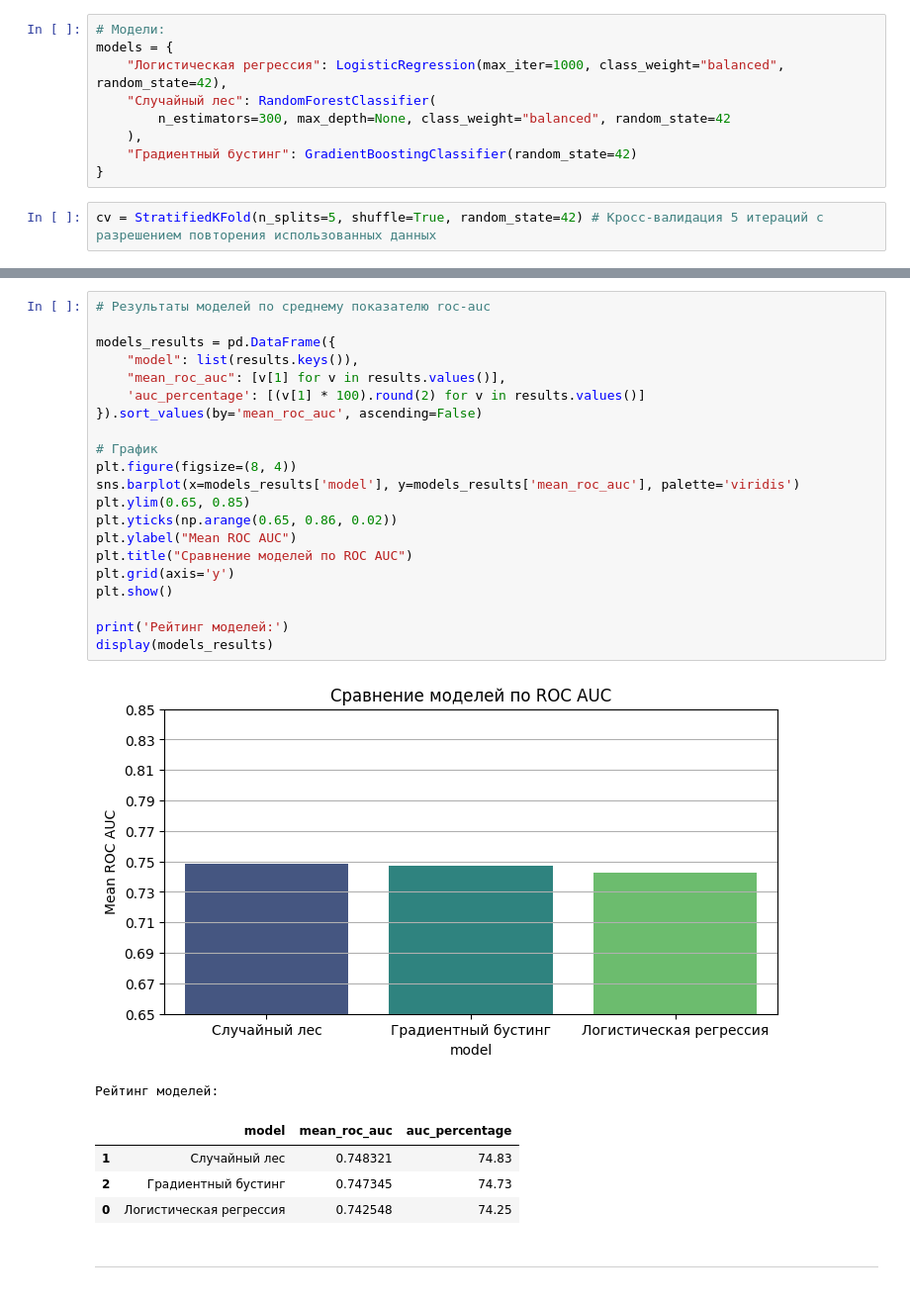
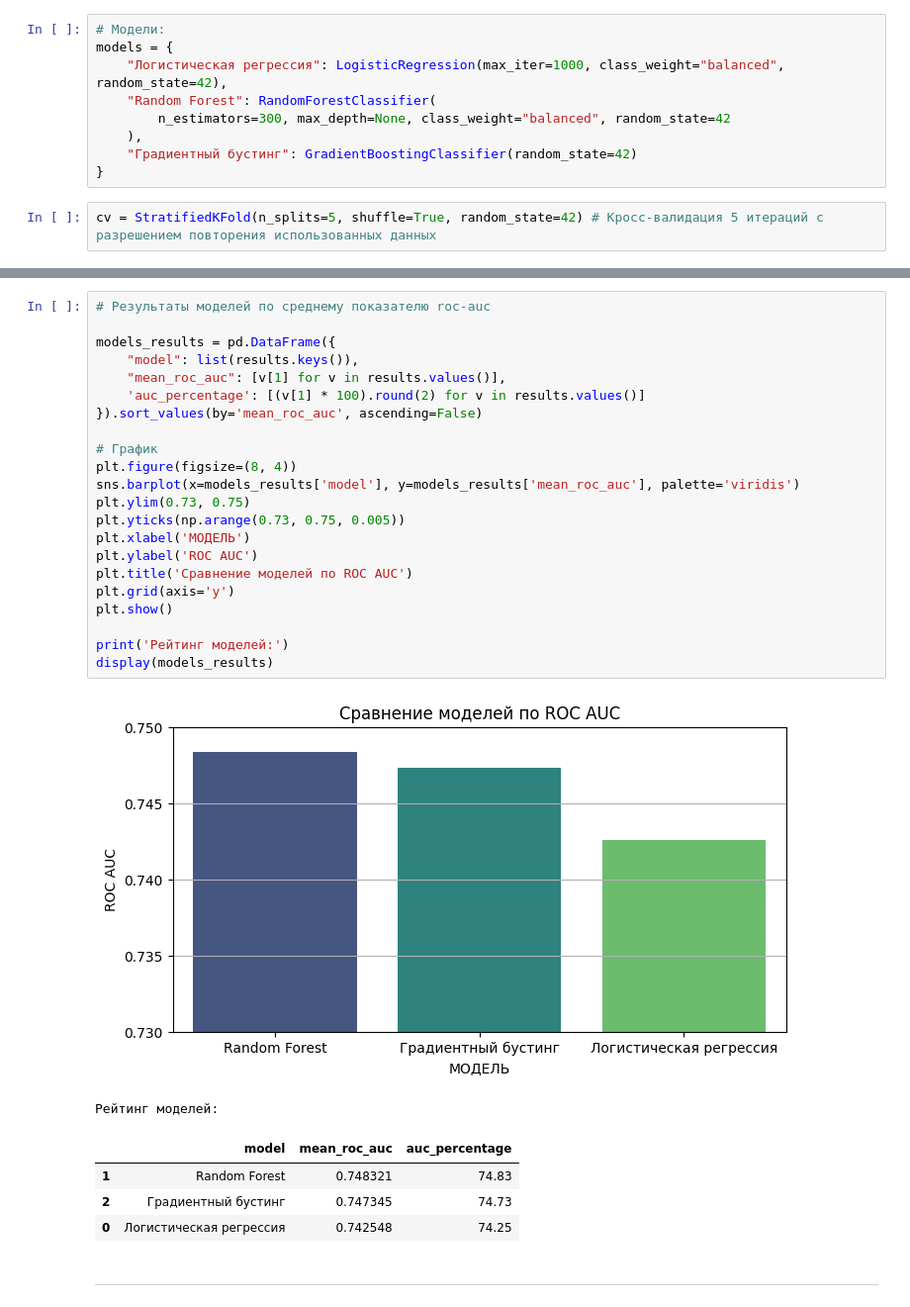
Before and after one commit to Ejtolf/german_credit_default_prediction, a Jupyter notebook: notebooks/credit-risk-model.ipynb, the cells around one changed output, grey strips where cells are left out. Shown: that part at 99% size. Drawn from its saved outputs; the diff is of its cells as text.

Commit message:
FIGURES & PDF has been updated.

```diff
--- a/notebooks/credit-risk-model.ipynb
+++ b/notebooks/credit-risk-model.ipynb
@@ -513,7 +518,7 @@ from sklearn.metrics import roc_auc_score
 # Модели:
 models = {
     "Логистическая регрессия": LogisticRegression(max_iter=1000, class_weight="balanced", random_state=42),
-    "Случайный лес": RandomForestClassifier(
+    "Random Forest": RandomForestClassifier(
         n_estimators=300, max_depth=None, class_weight="balanced", random_state=42
     ),
     "Градиентный бустинг": GradientBoostingClassifier(random_state=42)
@@ -548,29 +553,30 @@ ________________________________________________________________________________
 # %%
 # Результаты моделей по среднему показателю roc-auc
 
 models_results = pd.DataFrame({
     "model": list(results.keys()),
     "mean_roc_auc": [v[1] for v in results.values()],
     'auc_percentage': [(v[1] * 100).round(2) for v in results.values()]
 }).sort_values(by='mean_roc_auc', ascending=False)
 
 # График
 plt.figure(figsize=(8, 4))
 sns.barplot(x=models_results['model'], y=models_results['mean_roc_auc'], palette='viridis')
-plt.ylim(0.65, 0.85)
-plt.yticks(np.arange(0.65, 0.86, 0.02))
-plt.ylabel("Mean ROC AUC")
-plt.title("Сравнение моделей по ROC AUC")
+plt.ylim(0.73, 0.75)
+plt.yticks(np.arange(0.73, 0.75, 0.005))
+plt.xlabel('МОДЕЛЬ')
+plt.ylabel('ROC AUC')
+plt.title('Cравнение моделей по ROC AUC')
 plt.grid(axis='y')
 plt.show()
 
 print('Рейтинг моделей:')
 display(models_results)
 # %% [output]
-[figure, old version]
+[figure, new version]
 Рейтинг моделей:
 |  | model | mean_roc_auc | auc_percentage |
-| 1 | Случайный лес | 0.748321 | 74.83 |
+| 1 | Random Forest | 0.748321 | 74.83 |
 | 2 | Градиентный бустинг | 0.747345 | 74.73 |
 | 0 | Логистическая регрессия | 0.742548 | 74.25 |
 # %% [markdown]
```
Also changed, not shown: parts of 3 cells of this notebook, 15 other files.
